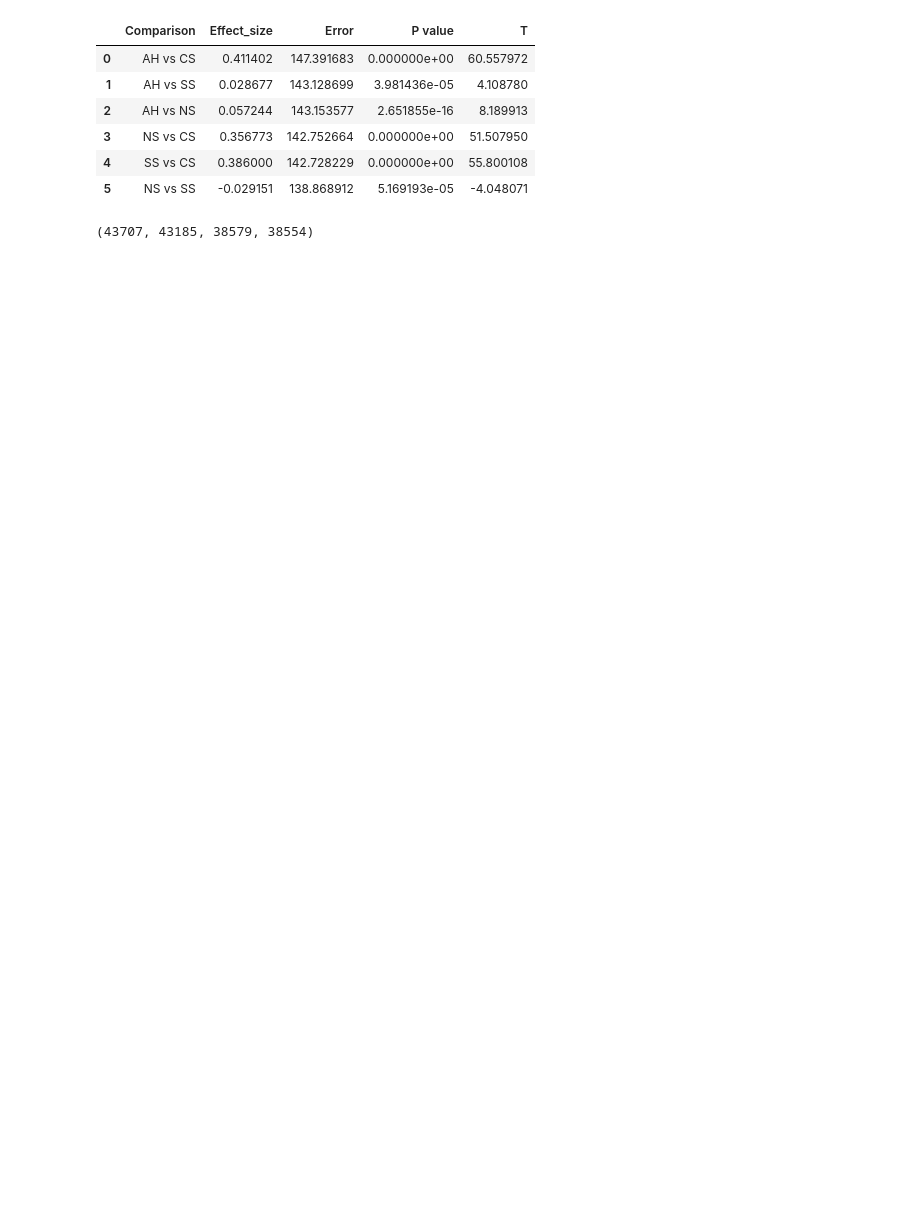
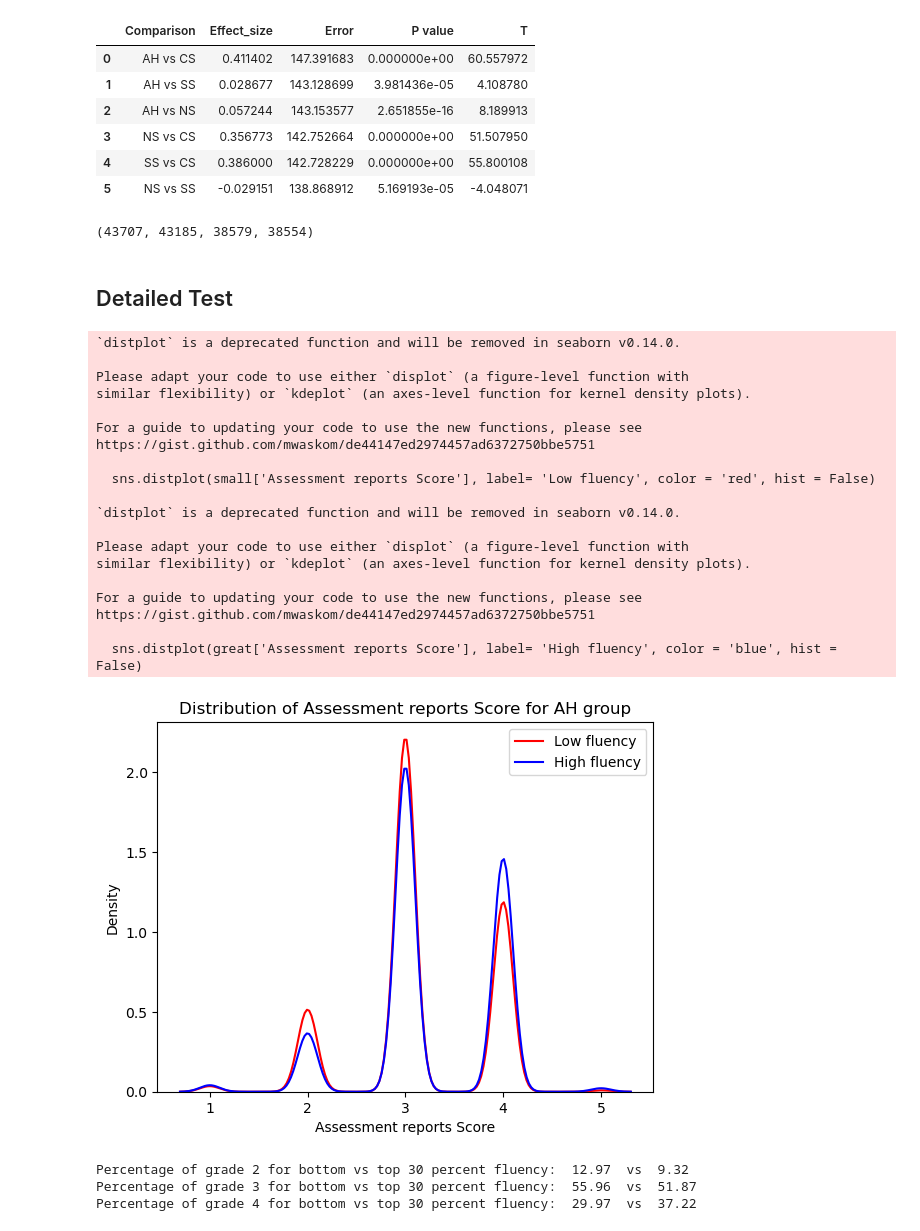
Before and after one commit to esther119/Understand-How-English-Fluency-Affects-Grade, a Jupyter notebook: College buckets.ipynb, the cells around one changed output. Saved outputs shown, nothing was run; the diff lists cells and outputs as text; code cells hidden in the pictures; blank space fills up the shorter version.

Commit message:
Grade Distribution

```diff
--- a/College buckets.ipynb
+++ b/College buckets.ipynb
@@ -302,3 +396,59 @@ plot_df
 len(AH_data), len(CS_data), len(NS_data), len(SS_data)
 # %% [output]
 (43707, 43185, 38579, 38554)
+# %% [markdown]
+## Detailed Test
+# %%
+def distribution_plot(input_texts, name):
+    i30 = input_texts['dale_chall_readability_score'].quantile(0.3)
+    i70 = input_texts['dale_chall_readability_score'].quantile(0.7)
+
+    small = input_texts[input_texts['dale_chall_readability_score'].lt(i30)]
+    great = input_texts[input_texts['dale_chall_readability_score'].gt(i70)]
+
+    fig, ax = plt.subplots()
+    sns.distplot(small['Assessment reports Score'], label= 'Low fluency', color = 'red', hist = False)
+    sns.distplot(great['Assessment reports Score'], label= 'High fluency', color = 'blue', hist = False)
+    # sns.histplot(small['Assessment reports Score'], label= 'Low fluency', color = 'red', kde=True, ax=ax)
+    # sns.histplot(great['Assessment reports Score'], label= 'High fluency', color = 'blue', kde=True, ax=ax)
+    plt.title(f'Distribution of Assessment reports Score for {name} group')
+    plt.legend()
+    plt.show()
+
+    small2 = sum([small['Assessment reports Score'] == 2]).sum() / len(small) * 100
+    small3 = sum([small['Assessment reports Score'] == 3]).sum() / len(small) * 100
+    small4 = sum([small['Assessment reports Score'] == 4]).sum() / len(small) * 100
+
+    great2 = sum([great['Assessment reports Score'] == 2]).sum() / len(great) * 100
+    great3 = sum([great['Assessment reports Score'] == 3]).sum() / len(great) * 100
+    great4 = sum([great['Assessment reports Score'] == 4]).sum() / len(great) * 100
+
+    print("Percentage of grade 2 for bottom vs top 30 percent fluency: ", small2.round(2), ' vs ', great2.round(2))
+    print("Percentage of grade 3 for bottom vs top 30 percent fluency: ", small3.round(2),' vs ', great3.round(2))
+    print("Percentage of grade 4 for bottom vs top 30 percent fluency: ", small4.round(2),' vs ', great4.round(2))
+
+distribution_plot(AH_data, 'AH')
+# %% [output]
+`distplot` is a deprecated function and will be removed in seaborn v0.14.0.
+
+Please adapt your code to use either `displot` (a figure-level function with
+similar flexibility) or `kdeplot` (an axes-level function for kernel density plots).
+
+For a guide to updating your code to use the new functions, please see
+https://gist.github.com/mwaskom/de44147ed2974457ad6372750bbe5751
+
+  sns.distplot(small['Assessment reports Score'], label= 'Low fluency', color = 'red', hist = False)
+
+`distplot` is a deprecated function and will be removed in seaborn v0.14.0.
+
+Please adapt your code to use either `displot` (a figure-level function with
+similar flexibility) or `kdeplot` (an axes-level function for kernel density plots).
+
+For a guide to updating your code to use the new functions, please see
+https://gist.github.com/mwaskom/de44147ed2974457ad6372750bbe5751
+
+  sns.distplot(great['Assessment reports Score'], label= 'High fluency', color = 'blue', hist = False)
+[figure, added]
+Percentage of grade 2 for bottom vs top 30 percent fluency:  12.97  vs  9.32
+Percentage of grade 3 for bottom vs top 30 percent fluency:  55.96  vs  51.87
+Percentage of grade 4 for bottom vs top 30 percent fluency:  29.97  vs  37.22
```
Also changed, not shown: parts of 13 cells of this notebook, 1 other file.
